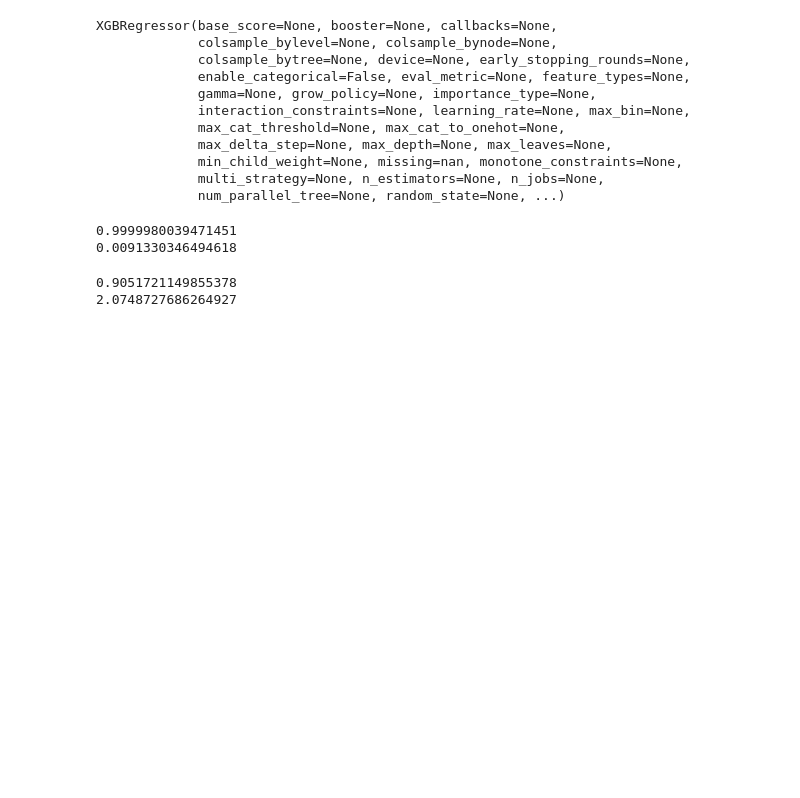
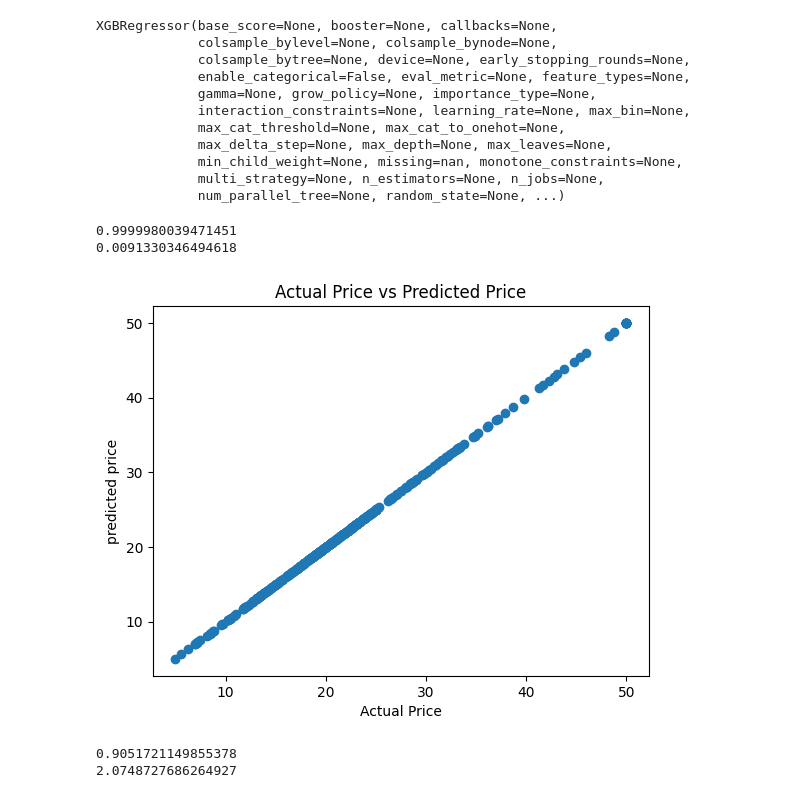
Before and after one commit to shivamkrishna1000/House-Price-Prediction, a Jupyter notebook: Main.ipynb, the cells around one changed output. Saved outputs shown, nothing was run; the diff lists cells and outputs as text; code cells hidden in the pictures; blank space fills up the shorter version.

```diff
--- a/Main.ipynb
+++ b/Main.ipynb
@@ -121,6 +121,14 @@ print(score_2)
 # %% [output]
 0.9999980039471451
 0.0091330346494618
+# %%
+plt.scatter(train_y,trainingpredict)
+plt.xlabel('Actual Price')
+plt.ylabel('predicted price')
+plt.title('Actual Price vs Predicted Price')
+plt.show()
+# %% [output]
+[figure, added]
 # %%
 testingpredict=model.predict(test_x)
 # %%
```
Also changed, not shown: parts of 1 cell of this notebook.
